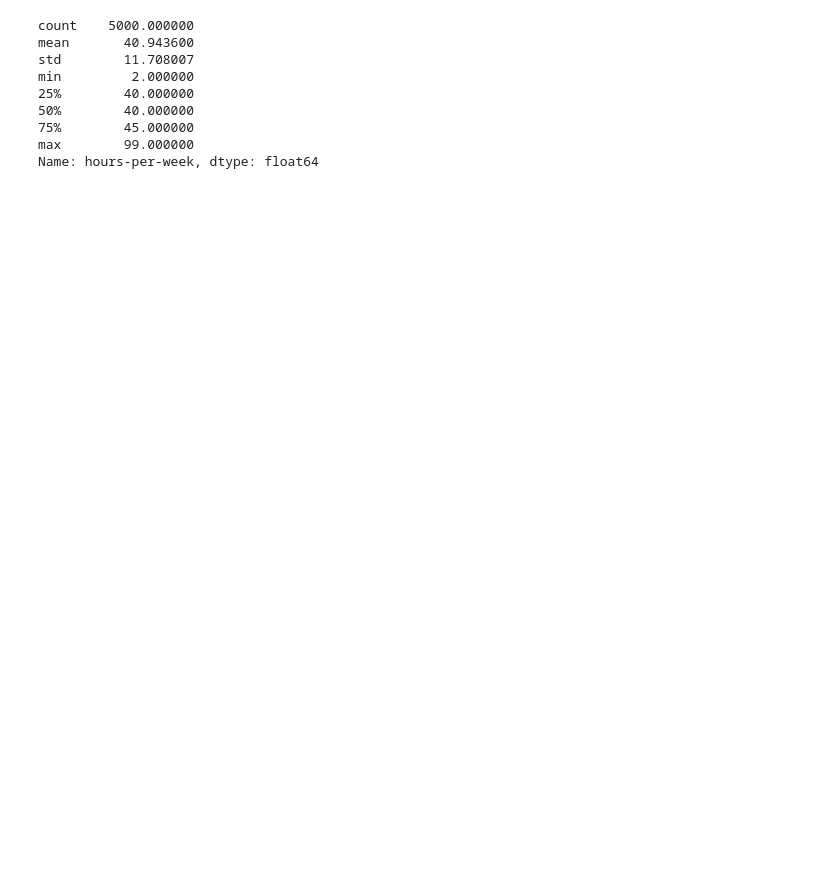
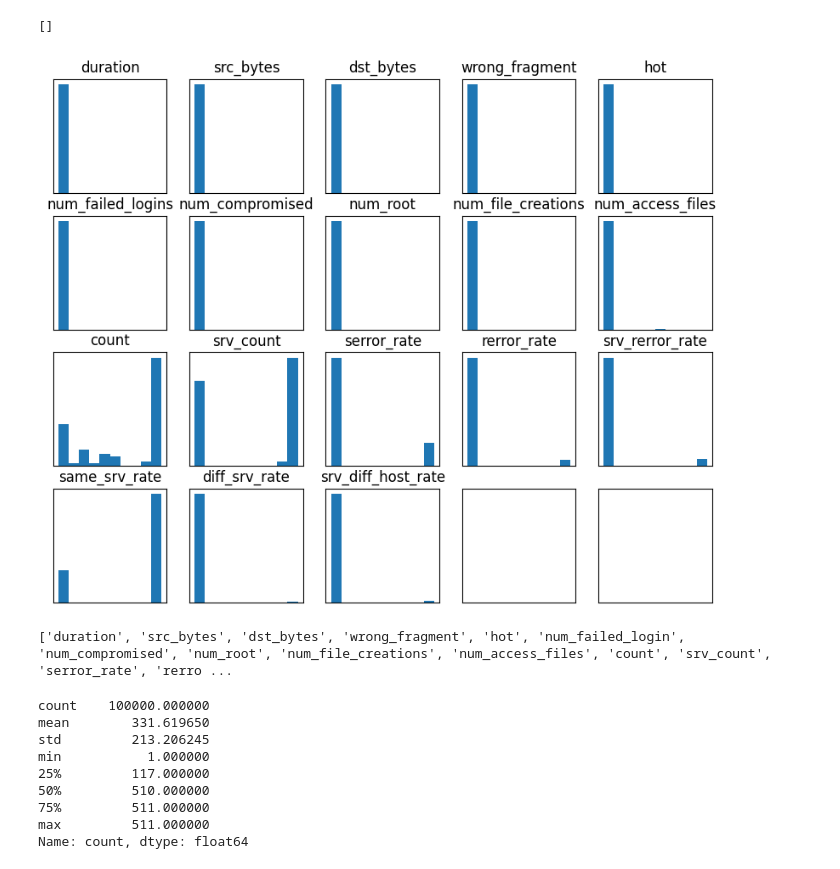
Before and after one commit to private-synthetic-data-social-sciences/explore_dpcgans, a Jupyter notebook: bgmm.ipynb, the cells around one changed output. Cells and saved outputs as stored; diff of their text form; code cells hidden in the pictures; blank space fills up the shorter version.

Commit message:
bgmm notebook: use all datasets, make some more comparisons

```diff
--- a/bgmm.ipynb
+++ b/bgmm.ipynb
@@ -5,0 +26,4 @@ import pandas as pd
+# %%
+# set parameters here
+use_dataset = "intrusion"
+sample_size = 100_000
@@ -6,4 +32,8 @@ import pandas as pd
 # %%
-data = pd.read_csv("../datasets/Adult/Real/real_adult_data.csv")
-data = data.drop(columns=["Unnamed: 0"])
-data = data.sample(n=5000)
+data = pd.read_csv(data_map[use_dataset]["path"])
+if "Unnamed: 0" in data.columns:
+    data = data.drop(columns=["Unnamed: 0"])
+
+sample_size = min(data.shape[0], sample_size)
+data = data.sample(n=sample_size)
+data.describe()
@@ -19,15 +50,57 @@ data.head()
+# %%
+varnames = data_map[use_dataset]["numvars"]
+n = len(varnames)
+# %%
+[v for v in varnames if v not in data.columns]
+# %% [output]
+[]
+# %%
+nrows = 4
+if n % nrows == 0:
+    ncols = n / nrows
+else:    # print((rowid, colid))
+    ncols = n// nrows + 1
+fig, axs = plt.subplots(nrows, ncols, figsize=(10, 8))
+
+rowid = 0
+colid = 0
+# Iterate over columns and rows to plot
+for i in range(ncols*nrows):
+    ax = axs[rowid, colid]
+
+    if i < len(varnames):
+        v = varnames[i]
+        ax.hist(data[v])
+        ax.title.set_text(v)
+
+    ax.set_xticks([])
+    ax.set_yticks([])
+    ax.set_xticklabels([])
+    ax.set_yticklabels([])
+
+    if colid < ncols-1:
+        colid += 1
+    else:
+        rowid += 1
+        colid = 0
+# %% [output]
+[figure, added]
+# %%
+print(varnames)
+# %% [output]
+['duration', 'src_bytes', 'dst_bytes', 'wrong_fragment', 'hot', 'num_failed_login', 'num_compromised', 'num_root', 'num_file_creations', 'num_access_files', 'count', 'srv_count', 'serror_rate', 'rerro ...
 # %%
-varname = "hours-per-week"
+varname = "count"
 data[varname].describe()
 # %% [output]
-count    5000.000000
-mean       40.943600
-std        11.708007
-min         2.000000
-25%        40.000000
-50%        40.000000
-75%        45.000000
-max        99.000000
-Name: hours-per-week, dtype: float64
+count    100000.000000
+mean        331.619650
+std         213.206245
+min           1.000000
+25%         117.000000
+50%         510.000000
+75%         511.000000
+max         511.000000
+Name: count, dtype: float64
 # %%
 
```
Also changed, not shown: parts of 19 cells of this notebook.
